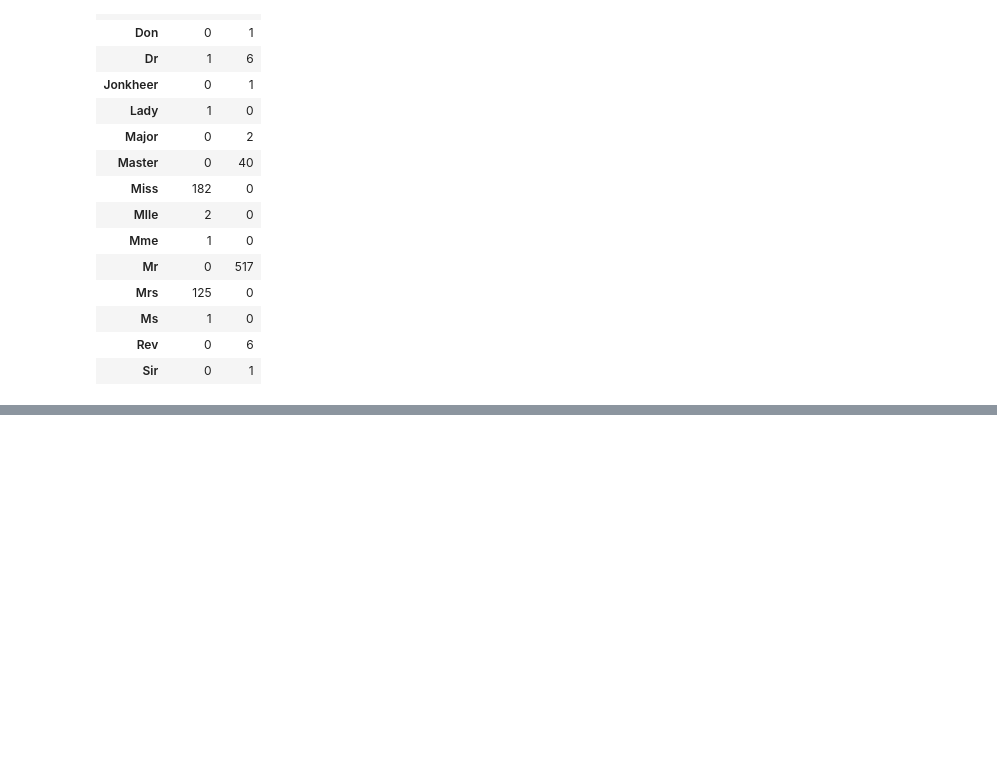
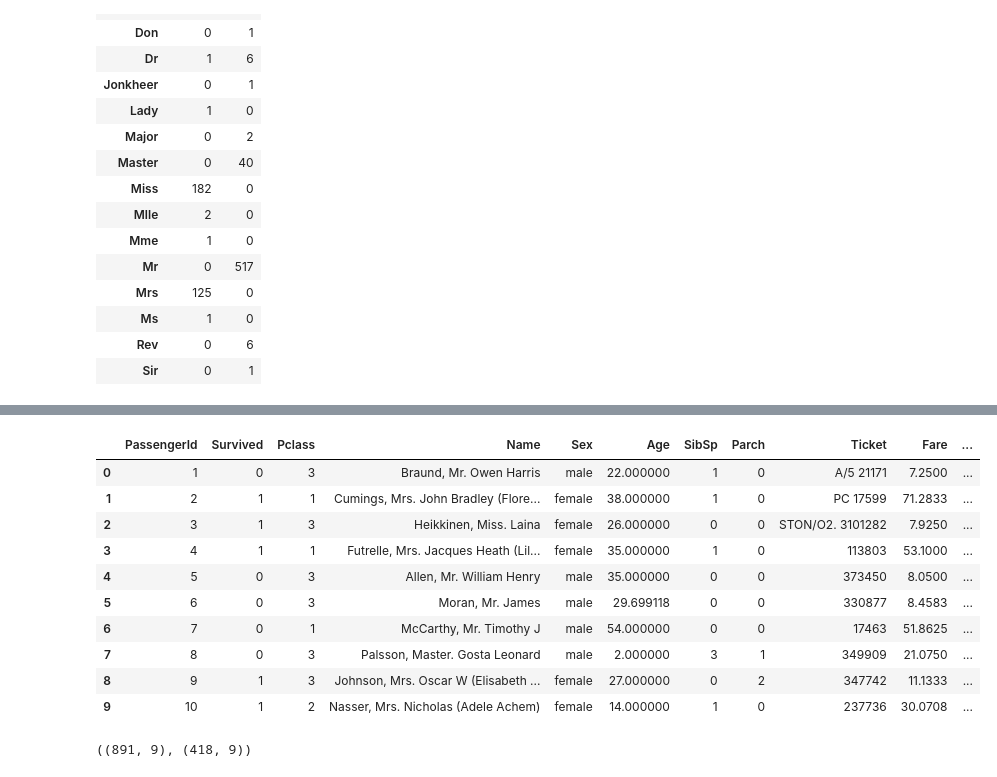
Before and after one commit to Imran1hp/Titanic---Machine-Learning-from-Disaster, a Jupyter notebook: Titanic_data_set.ipynb, the cells around one changed output, grey strips where cells are left out. Drawn from its saved outputs; the diff is of its cells as text; code cells hidden in the pictures; blank space fills up the shorter version.

Commit message:
add the title columns

```diff
--- a/Titanic_data_set.ipynb
+++ b/Titanic_data_set.ipynb
@@ -279,3 +275,13 @@ invalid escape sequence '\.'
 | Ms | 1 | 0 |
 | Rev | 0 | 6 |
 | Sir | 0 | 1 |
+# %%
+for dataset in combine:
+   dataset['Title'] = dataset['Title'].replace(['Lady', 'Countess','Capt', 'Col',
+        'Don', 'Dr', 'Major', 'Rev', 'Sir', 'Jonkheer', 'Dona'],'Others')
+
+   dataset['Title'] = dataset['Title'].replace('Mlle','Miss')
+   dataset['Title']  = dataset['Title'].replace('Ms','Mrs')
+   dataset['Title'] = dataset['Title'].replace('Mme','Mr')
+
+train_df[['Title','Survived']].groupby('Title',as_index=False).mean().sort_values(by='Survived',ascending=False)
@@ -281,0 +295,18 @@ invalid escape sequence '\.'
+# %%
+title_mapping ={'Mr':1,'Mrs':2,'Miss':3,'Master':4,'Others':5}
+for dataset in combine :
+  dataset['Title'] = dataset["Title"].map(title_mapping)
+  dataset['Title'] = dataset['Title'].fillna(0)
+train_df.head(10)
+# %% [output]
+|  | PassengerId | Survived | Pclass | Name | Sex | Age | SibSp | Parch | Ticket | Fare | ... |
+| 0 | 1 | 0 | 3 | Braund, Mr. Owen Harris | male | 22.000000 | 1 | 0 | A/5 21171 | 7.2500 | ... |
+| 1 | 2 | 1 | 1 | Cumings, Mrs. John Bradley (Flore... | female | 38.000000 | 1 | 0 | PC 17599 | 71.2833 | ... |
+| 2 | 3 | 1 | 3 | Heikkinen, Miss. Laina | female | 26.000000 | 0 | 0 | STON/O2. 3101282 | 7.9250 | ... |
+| 3 | 4 | 1 | 1 | Futrelle, Mrs. Jacques Heath (Lil... | female | 35.000000 | 1 | 0 | 113803 | 53.1000 | ... |
+| 4 | 5 | 0 | 3 | Allen, Mr. William Henry | male | 35.000000 | 0 | 0 | 373450 | 8.0500 | ... |
+| 5 | 6 | 0 | 3 | Moran, Mr. James | male | 29.699118 | 0 | 0 | 330877 | 8.4583 | ... |
+| 6 | 7 | 0 | 1 | McCarthy, Mr. Timothy J | male | 54.000000 | 0 | 0 | 17463 | 51.8625 | ... |
+| 7 | 8 | 0 | 3 | Palsson, Master. Gosta Leonard | male | 2.000000 | 3 | 1 | 349909 | 21.0750 | ... |
+| 8 | 9 | 1 | 3 | Johnson, Mrs. Oscar W (Elisabeth ... | female | 27.000000 | 0 | 2 | 347742 | 11.1333 | ... |
+| 9 | 10 | 1 | 2 | Nasser, Mrs. Nicholas (Adele Achem) | female | 14.000000 | 1 | 0 | 237736 | 30.0708 | ... |
@@ -281,0 +320,4 @@ invalid escape sequence '\.'
+# %%
+train_df.shape,test_df.shape
+# %% [output]
+((891, 9), (418, 9))
```
Also changed, not shown: parts of 5 cells of this notebook.
